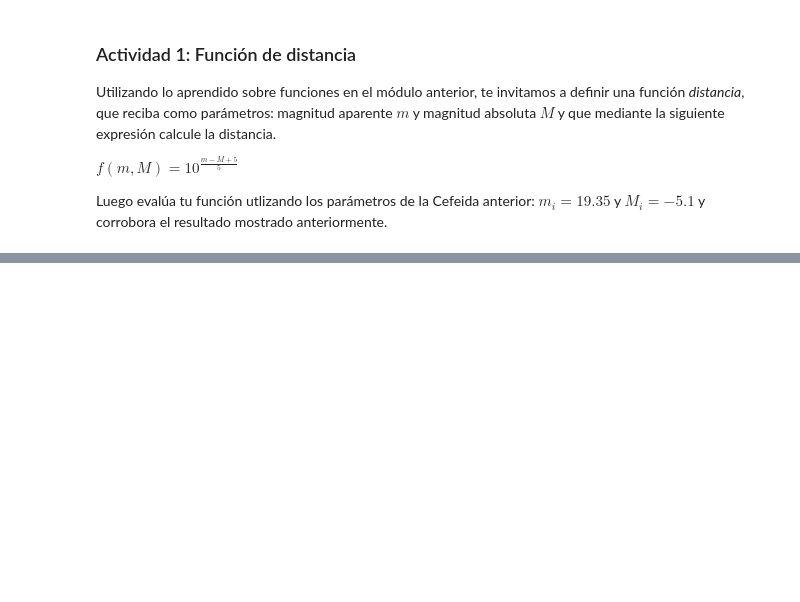
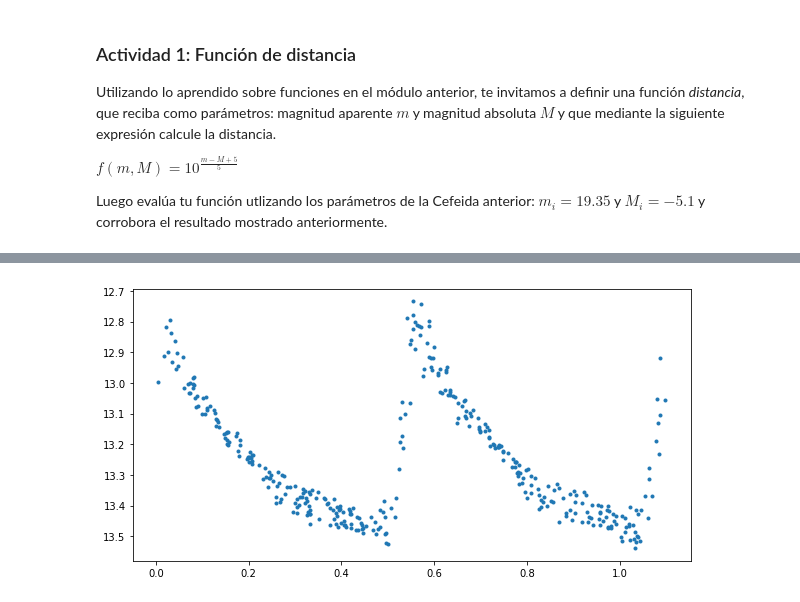
Before and after one commit to cazadorasdeestrellas/Cazadoras-de-Estrellas, a Jupyter notebook: Estrellas Variables.ipynb, the cells around one changed output, grey strips where cells are left out. Cells and saved outputs as stored; diff of their text form; code cells hidden in the pictures; blank space fills up the shorter version.

```diff
--- a/Estrellas Variables.ipynb
+++ b/Estrellas Variables.ipynb
@@ -307,0 +167,10 @@ plt.axvline(21)  #Usa esta linea como guia para encontrar el periodo
+# %%
+#Hacer floding de curva
+
+P = float(pd.read_csv('datos/objetos.txt').iloc[0].P_1)
+
+plt.figure(figsize=(10,5))
+plt.plot(dia % (P*2), mag, '.')
+plt.gca().invert_yaxis()
+# %% [output]
+[figure, added]
```
Also changed, not shown: parts of 27 cells of this notebook.
